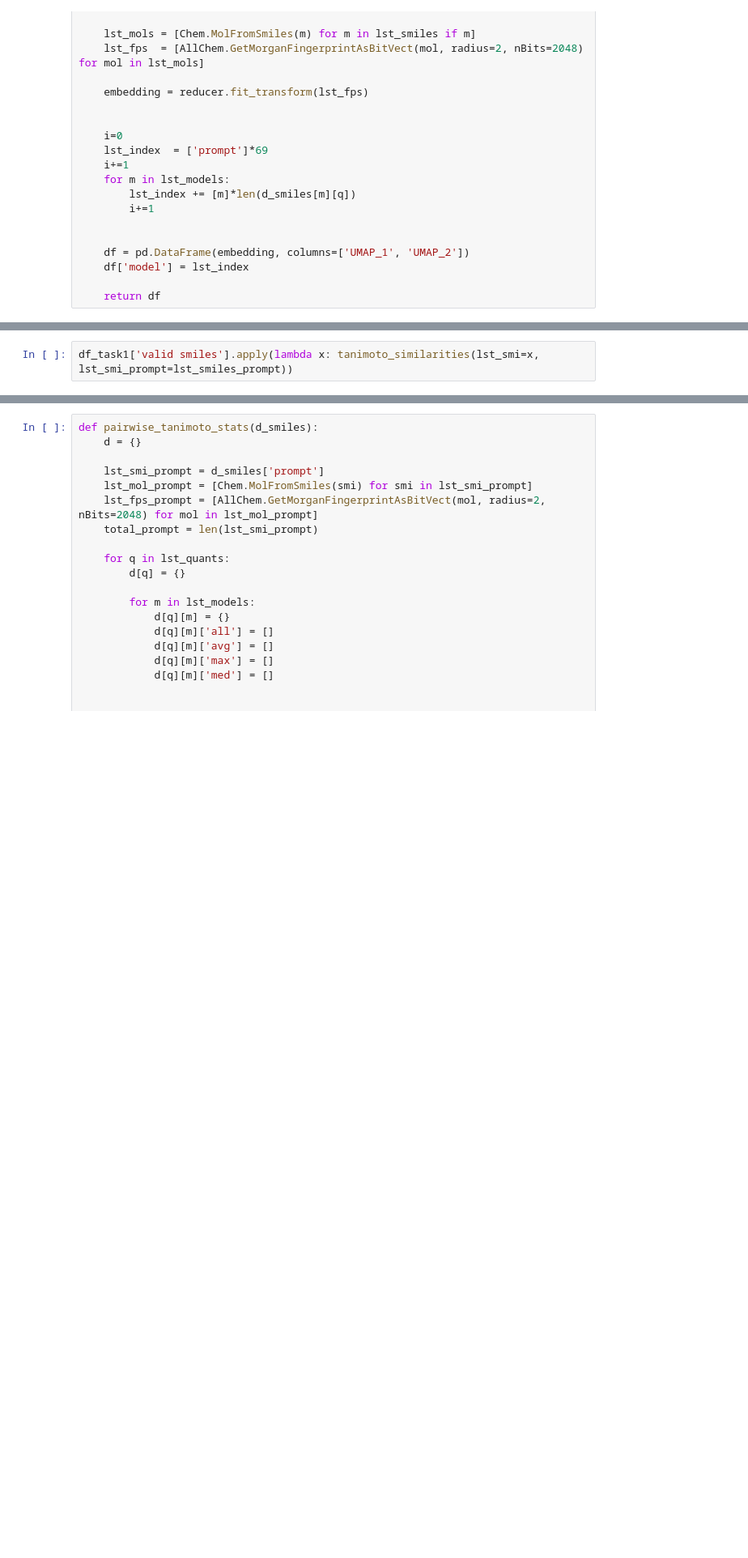
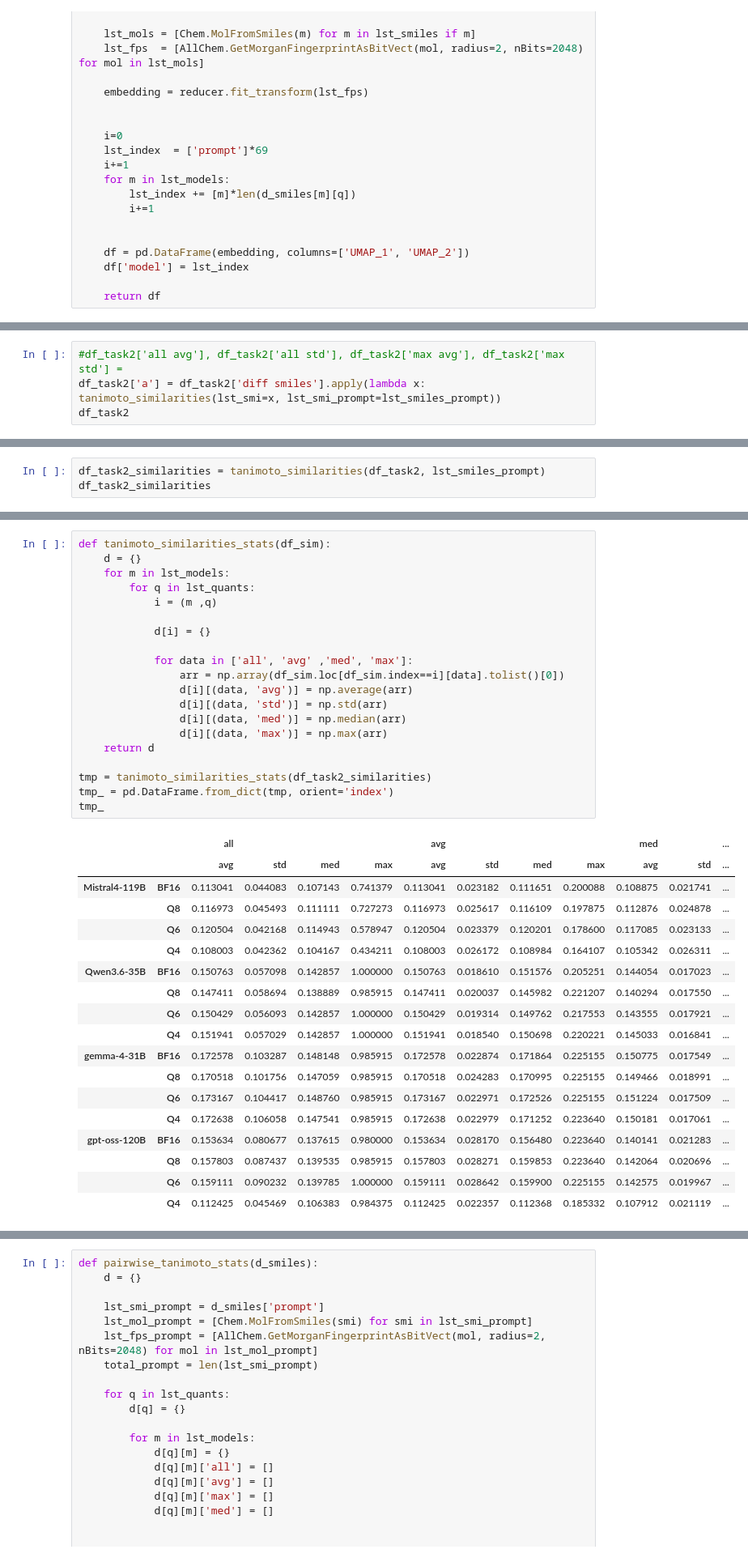
Before and after one commit to cnpem/quantization_LLM_smiles, a Jupyter notebook: src/analise_task2.ipynb, the cells around one changed output, grey strips where cells are left out. Shown at 81% size. Saved outputs shown, nothing was run; the diff lists cells and outputs as text; blank space fills up the shorter version.

Commit message:
Task2

```diff
--- a/src/analise_task2.ipynb
+++ b/src/analise_task2.ipynb
@@ -277,0 +370,4 @@ def tanimoto_similarities(lst_smi, lst_smi_prompt):
+# %%
+#df_task2['all avg'], df_task2['all std'], df_task2['max avg'], df_task2['max std'] =
+df_task2['a'] = df_task2['diff smiles'].apply(lambda x: tanimoto_similarities(lst_smi=x, lst_smi_prompt=lst_smiles_prompt))
+df_task2
@@ -278,3 +388,4 @@ def tanimoto_similarities(lst_smi, lst_smi_prompt):
 # %%
-df_task1['valid smiles'].apply(lambda x: tanimoto_similarities(lst_smi=x, lst_smi_prompt=lst_smiles_prompt))
+df_task2_similarities = tanimoto_similarities(df_task2, lst_smiles_prompt)
+df_task2_similarities
 # %% [output]
@@ -292,0 +409,39 @@ Name: valid smiles, Length: 400, dtype: object
+# %%
+def tanimoto_similarities_stats(df_sim):
+    d = {}
+    for m in lst_models:
+        for q in lst_quants:
+            i = (m ,q)
+
+            d[i] = {}
+
+            for data in ['all', 'avg' ,'med', 'max']:
+                arr = np.array(df_sim.loc[df_sim.index==i][data].tolist()[0])
+                d[i][(data, 'avg')] = np.average(arr)
+                d[i][(data, 'std')] = np.std(arr)
+                d[i][(data, 'med')] = np.median(arr)
+                d[i][(data, 'max')] = np.max(arr)
+    return d
+
+tmp = tanimoto_similarities_stats(df_task2_similarities)
+tmp_ = pd.DataFrame.from_dict(tmp, orient='index')
+tmp_
+# %% [output]
+|  |  | all |  |  |  | avg |  |  |  | med |  | ... |
+|  |  | avg | std | med | max | avg | std | med | max | avg | std | ... |
+| Mistral4-119B | BF16 | 0.113041 | 0.044083 | 0.107143 | 0.741379 | 0.113041 | 0.023182 | 0.111651 | 0.200088 | 0.108875 | 0.021741 | ... |
+|  | Q8 | 0.116973 | 0.045493 | 0.111111 | 0.727273 | 0.116973 | 0.025617 | 0.116109 | 0.197875 | 0.112876 | 0.024878 | ... |
+|  | Q6 | 0.120504 | 0.042168 | 0.114943 | 0.578947 | 0.120504 | 0.023379 | 0.120201 | 0.178600 | 0.117085 | 0.023133 | ... |
+|  | Q4 | 0.108003 | 0.042362 | 0.104167 | 0.434211 | 0.108003 | 0.026172 | 0.108984 | 0.164107 | 0.105342 | 0.026311 | ... |
+| Qwen3.6-35B | BF16 | 0.150763 | 0.057098 | 0.142857 | 1.000000 | 0.150763 | 0.018610 | 0.151576 | 0.205251 | 0.144054 | 0.017023 | ... |
+|  | Q8 | 0.147411 | 0.058694 | 0.138889 | 0.985915 | 0.147411 | 0.020037 | 0.145982 | 0.221207 | 0.140294 | 0.017550 | ... |
+|  | Q6 | 0.150429 | 0.056093 | 0.142857 | 1.000000 | 0.150429 | 0.019314 | 0.149762 | 0.217553 | 0.143555 | 0.017921 | ... |
+|  | Q4 | 0.151941 | 0.057029 | 0.142857 | 1.000000 | 0.151941 | 0.018540 | 0.150698 | 0.220221 | 0.145033 | 0.016841 | ... |
+| gemma-4-31B | BF16 | 0.172578 | 0.103287 | 0.148148 | 0.985915 | 0.172578 | 0.022874 | 0.171864 | 0.225155 | 0.150775 | 0.017549 | ... |
+|  | Q8 | 0.170518 | 0.101756 | 0.147059 | 0.985915 | 0.170518 | 0.024283 | 0.170995 | 0.225155 | 0.149466 | 0.018991 | ... |
+|  | Q6 | 0.173167 | 0.104417 | 0.148760 | 0.985915 | 0.173167 | 0.022971 | 0.172526 | 0.225155 | 0.151224 | 0.017509 | ... |
+|  | Q4 | 0.172638 | 0.106058 | 0.147541 | 0.985915 | 0.172638 | 0.022979 | 0.171252 | 0.223640 | 0.150181 | 0.017061 | ... |
+| gpt-oss-120B | BF16 | 0.153634 | 0.080677 | 0.137615 | 0.980000 | 0.153634 | 0.028170 | 0.156480 | 0.223640 | 0.140141 | 0.021283 | ... |
+|  | Q8 | 0.157803 | 0.087437 | 0.139535 | 0.985915 | 0.157803 | 0.028271 | 0.159853 | 0.223640 | 0.142064 | 0.020696 | ... |
+|  | Q6 | 0.159111 | 0.090232 | 0.139785 | 1.000000 | 0.159111 | 0.028642 | 0.159900 | 0.225155 | 0.142575 | 0.019967 | ... |
+|  | Q4 | 0.112425 | 0.045469 | 0.106383 | 0.984375 | 0.112425 | 0.022357 | 0.112368 | 0.185332 | 0.107912 | 0.021119 | ... |
```
Also changed, not shown: parts of 10 cells of this notebook.
